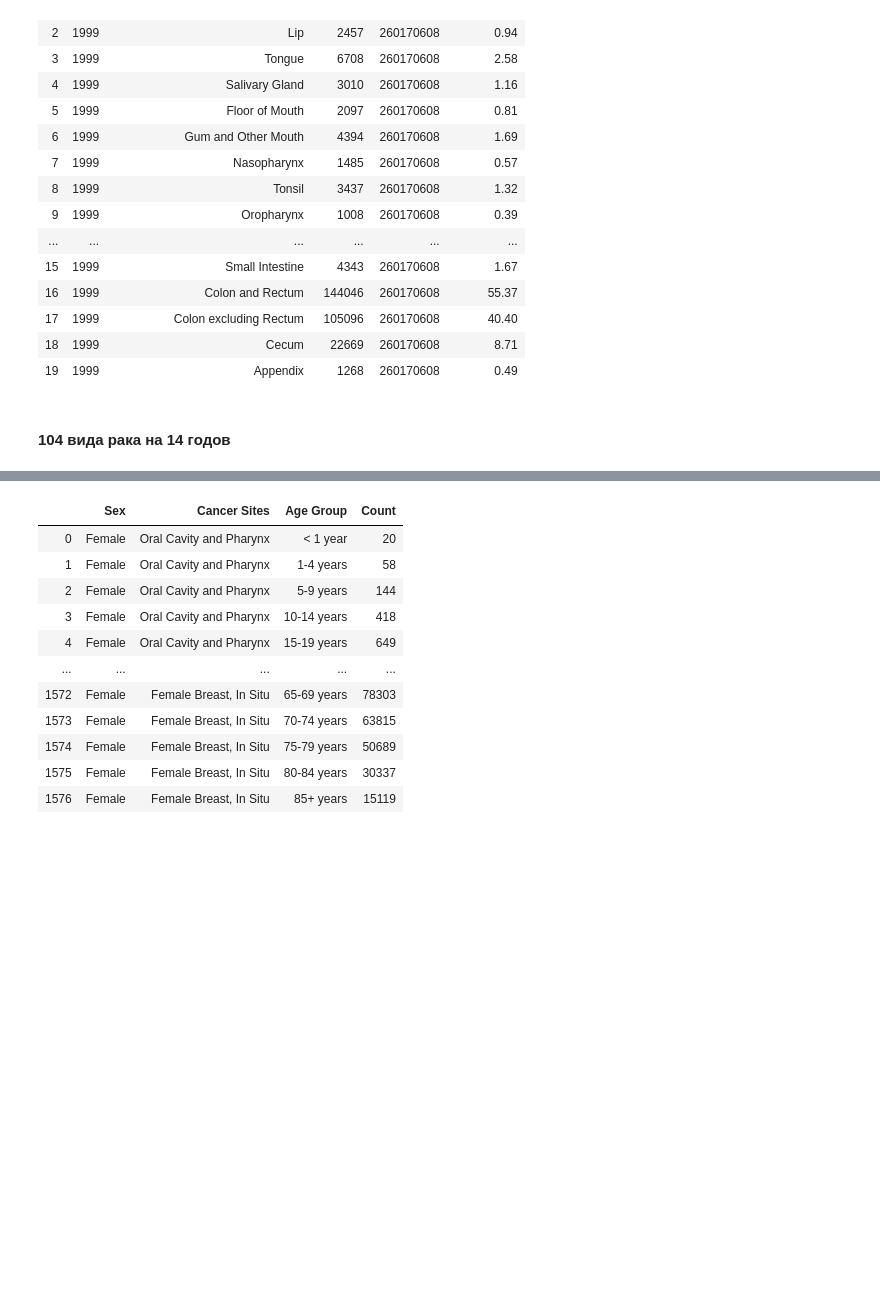
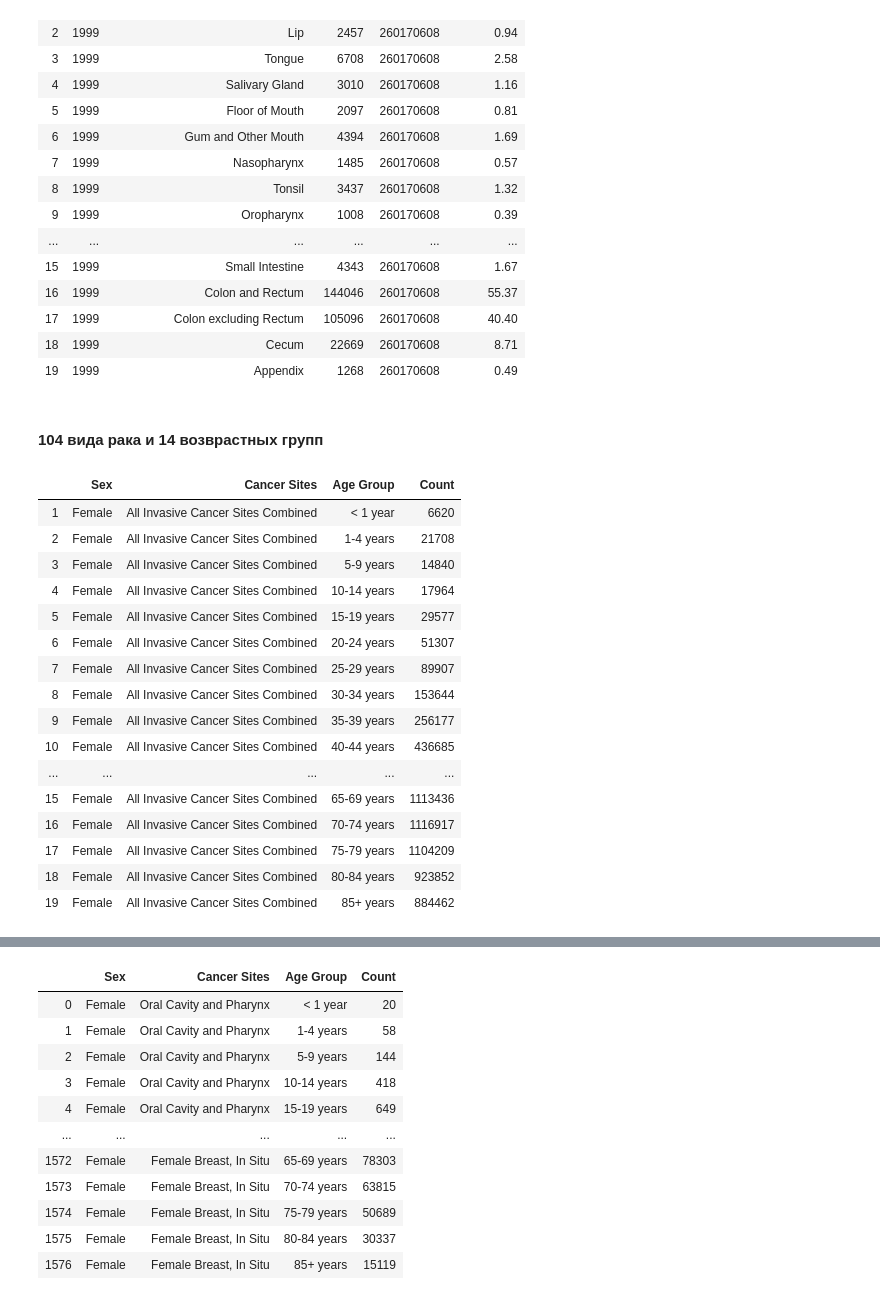
Before and after one commit to NikitaYurasov/Mathematical-statistics, a Jupyter notebook: ДЗ3.ipynb, the cells around one changed output, grey strips where cells are left out. Drawn from its saved outputs; the diff is of its cells as text; code cells hidden in the pictures; blank space fills up the shorter version.

```diff
--- a/ДЗ3.ipynb
+++ b/ДЗ3.ipynb
@@ -410,5 +415,5 @@ file_cancer.close()
 # %% [markdown]
-#### 104 вида рака на 14 годов
+#### 104 вида рака и 14 возврастных групп
 # %%
 file_cancer_by_sex = open('cancer_by_sex.txt', 'r')
 c_b_s = file_cancer_by_sex.readlines()
@@ -441,7 +446,27 @@ for line in c_b_s:
     line[3] = int(line[3])
 # %%
 t_c_f = c_b_s[0:19]
-total_cancer_female = pd.DataFrame(t_c_f, columns=heads2)
+total_cancer_female = pd.DataFrame(t_c_f, columns=heads2, index=range(1, 20))
+total_cancer_female.to_csv('total_cancer_female.csv')
+total_cancer_female
+# %% [output]
+|  | Sex | Cancer Sites | Age Group | Count |
+| 1 | Female | All Invasive Cancer Sites Combined | < 1 year | 6620 |
+| 2 | Female | All Invasive Cancer Sites Combined | 1-4 years | 21708 |
+| 3 | Female | All Invasive Cancer Sites Combined | 5-9 years | 14840 |
+| 4 | Female | All Invasive Cancer Sites Combined | 10-14 years | 17964 |
+| 5 | Female | All Invasive Cancer Sites Combined | 15-19 years | 29577 |
+| 6 | Female | All Invasive Cancer Sites Combined | 20-24 years | 51307 |
+| 7 | Female | All Invasive Cancer Sites Combined | 25-29 years | 89907 |
+| 8 | Female | All Invasive Cancer Sites Combined | 30-34 years | 153644 |
+| 9 | Female | All Invasive Cancer Sites Combined | 35-39 years | 256177 |
+| 10 | Female | All Invasive Cancer Sites Combined | 40-44 years | 436685 |
+| ... | ... | ... | ... | ... |
+| 15 | Female | All Invasive Cancer Sites Combined | 65-69 years | 1113436 |
+| 16 | Female | All Invasive Cancer Sites Combined | 70-74 years | 1116917 |
+| 17 | Female | All Invasive Cancer Sites Combined | 75-79 years | 1104209 |
+| 18 | Female | All Invasive Cancer Sites Combined | 80-84 years | 923852 |
+| 19 | Female | All Invasive Cancer Sites Combined | 85+ years | 884462 |
 # %%
 life_years = np.linspace(0,90, 19)
 # %%
```
Also changed, not shown: parts of 25 cells of this notebook.
